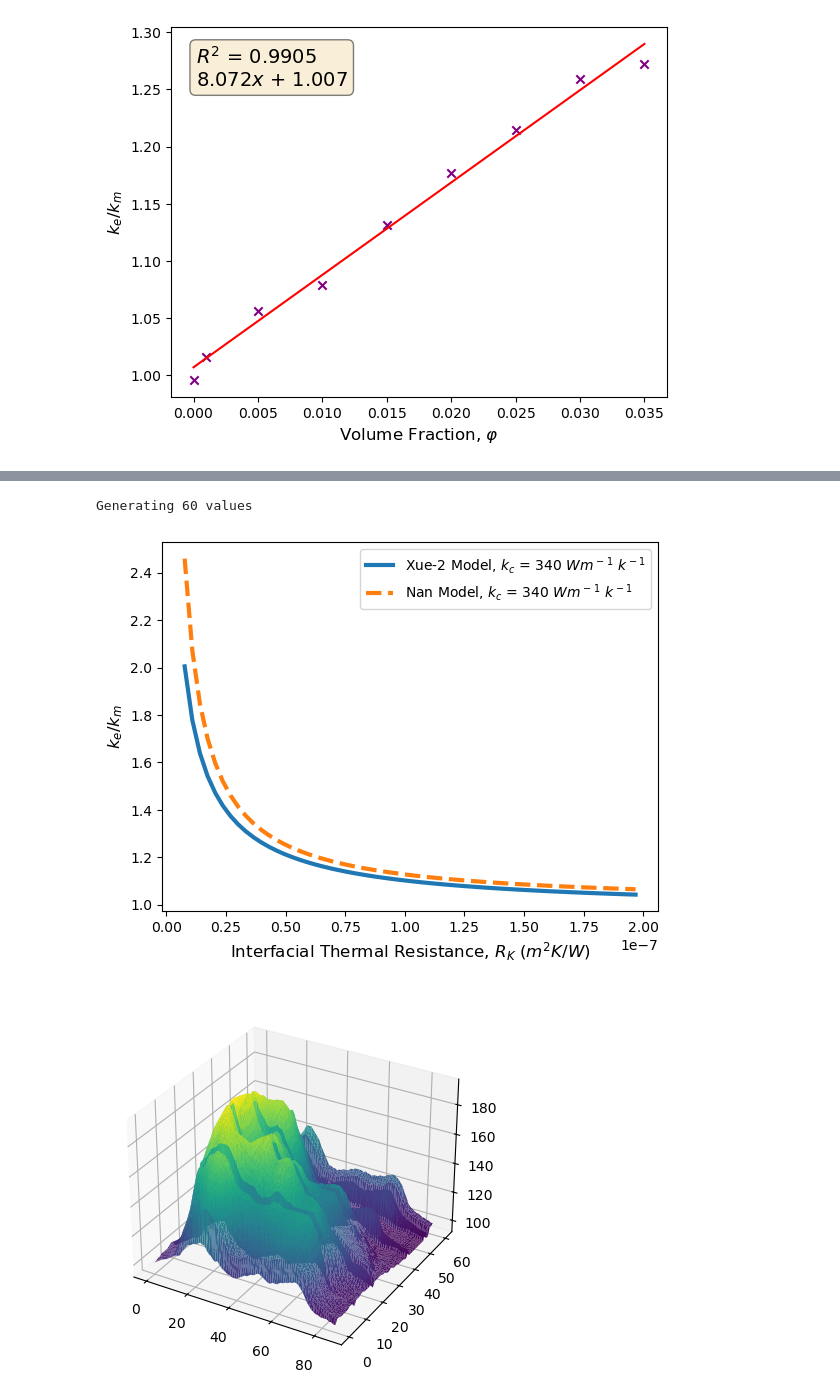
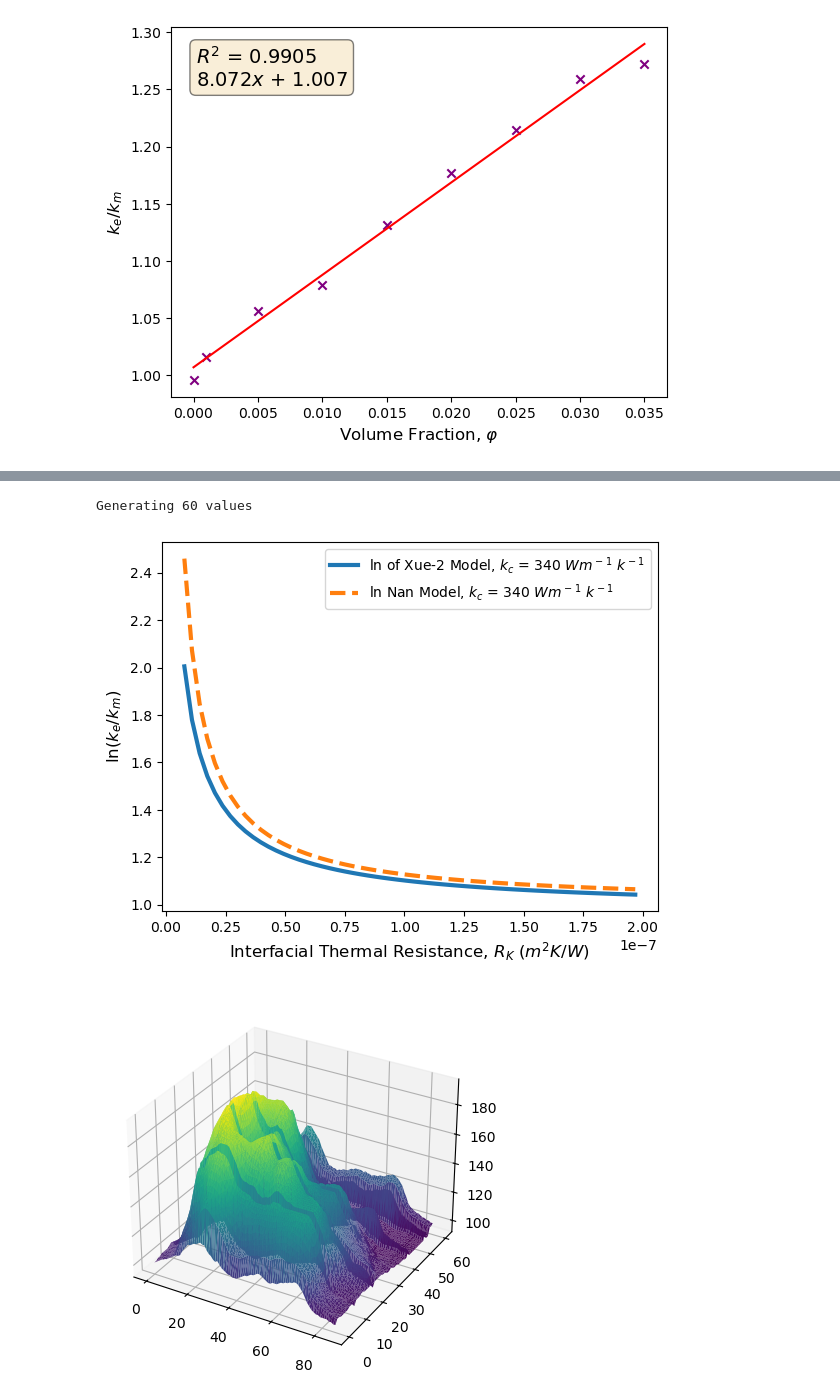
Before and after one commit to danesheppard/CNTCompositeModelling, a Jupyter notebook: NanocompositeModellingJournal.ipynb, the cells around one changed output, grey strips where cells are left out. Saved outputs shown, nothing was run; the diff lists cells and outputs as text; code cells hidden in the pictures.

```diff
--- a/NanocompositeModellingJournal.ipynb
+++ b/NanocompositeModellingJournal.ipynb
@@ -108,7 +109,7 @@ def bruteSquad(
             maxIter = The maximum number of iterations
             increment = The increment size for precise iteration
             roughingVal = The increment size for rough iteration
-            direction = The initial iteration direction. Should be 1 or -1.
+            direction = The initial iteration direction. Should be 1 or -1. If the solution does not converge, try switching this.
             verbose = Boolean. Turns debug messages on or off
 
     '''
@@ -121,11 +122,14 @@ def bruteSquad(
         if verbose:
             print(msg)
 
-    if abs(direction) - 1 != 0:
+    if abs(direction) != 1:
         print('Incorrect value for argument "direction". Value must be either 1 or -1.')
         print('Using default value of 1')
         direction = 1
-    testKe = km # Start iteration at the current km value
+
+    # Start iteration at the current km value
+    # The default direction of 1 assumes a conductivity improvement.
+    testKe = km
 
     # To solve for ke, we will brute force a solution.
     # The goal is to get 'result' to zero by incrementing the testKe.
@@ -169,7 +173,7 @@ def bruteSquad(
             else:
                 testKe *= 1 + increment * direction
         if i == maxIter:
-            print(f'Max iterations reached at {iterations} iterations.')
+            print(f'Max iterations reached at {i} iterations.')
 
     debugPrint(f'Final equality result: {bestResult} after {counter} iterations')
     debugPrint(f'ke value: {testKe}')
@@ -188,7 +192,8 @@ def calculateKeSolver(
     maxIter = 500
 ):
     ''' Calculates the Ke, given the rest of the parameters.
-    Depends on the kcl() and kct() functions defined below
+    Depends on the kcl() and kct() functions defined below.
+    Uses the brute force solver bruteSquad() to extract the ke value for a given set of parameters.
 
     9(1 − f )(ke − km)/(2ke + km)
     + f(ke − kc33)/(ke + 0.14d/L(kc33 - ke))
@@ -229,5 +234,5 @@ def calculateKeSolver(
     )
     return result
 
-print(calculateKeSolver(verbose = False, maxIter = 400, kc = 5000))
+print(calculateKeSolver(verbose = True, maxIter = 400, kc = 5000))
 # %% [output]
@@ -589,4 +704,5 @@ findKcNanFig.savefig('./variousKcValuesNan.png')
 # %%
+import math
 # Now we will plot variation of RK, and include the Nan model on the graph for reference
 # Plot for RK using both the Xue and Nan models
 XueData = []
@@ -607,38 +723,43 @@ LForRK = 0.8e-6
 RKAxis = []
 
 for n in range(RKIterations):
     # Calculating evenly spaced logarithmic growth using x = a*b^n
     # to control density of the points
     # point = initialRK * RKDensity**n
     point = initialRK + RKIncrement*n
     RKAxis.append(point)
 counter = 0
 
 print(f'Generating {len(RKAxis)} values')
 for RKValue in RKAxis:
     XueSolver = calculateKeSolver(RK = RKValue, km = kmForRK, kc = experimentalKcXue, L = LForRK)
     NanResult = nankekm(km = kmForRK, RK = RKValue, kc = experimentalKcNan, L = LForRK)
 
+    # XueData.append(math.log(XueSolver))
+    # NanData.append(math.log(NanResult))
     XueData.append(XueSolver/kmForRK)
     NanData.append(NanResult)
     counter += 1
 
 # Using RKAxis as the x values for both models
-plt.plot(RKAxis, XueData, label = f'Xue-2 Model, $k_c$ = {experimentalKcNan} $W m^-$$^1$ $k^-$$^1$', linewidth = 3)
-plt.plot(RKAxis, NanData, label = f'Nan Model, $k_c$ = {experimentalKcNan} $W m^-$$^1$ $k^-$$^1$', ls ='--', linewidth = 3)
+# plt.xscale('log')
+# plt.yscale('log')
+plt.plot(RKAxis, XueData, label = f'ln of Xue-2 Model, $k_c$ = {experimentalKcNan} $W m^-$$^1$ $k^-$$^1$', linewidth = 3)
+plt.plot(RKAxis, NanData, label = f'ln Nan Model, $k_c$ = {experimentalKcNan} $W m^-$$^1$ $k^-$$^1$', ls ='--', linewidth = 3)
+# plt.plot(XueData, RKAxis, label = f'ln of Xue-2 Model, $k_c$ = {experimentalKcNan} $W m^-$$^1$ $k^-$$^1$', linewidth = 3)
+# plt.plot(NanData, RKAxis, label = f'ln Nan Model, $k_c$ = {experimentalKcNan} $W m^-$$^1$ $k^-$$^1$', ls ='--', linewidth = 3)
 
 plt.xlabel('Interfacial Thermal Resistance, $R_K$ $(m^2 K/W)$', fontsize = 12)
-plt.ylabel('$k_e/k_m$', fontsize = 12)
-# plt.xscale('log')
+plt.ylabel('ln($k_e/k_m$)', fontsize = 12)
 
 
 # plt.title('Thermal Conductivity Change $k_e/k_m$ vs $R_K$ for Nan and Xue-2 Models', fontsize = 12)
 plt.legend()
 plt.savefig('./conductivityvsRK.png')
 # plt.show()
 # %% [output]
 Generating 60 values
-[figure, old version]
+[figure, new version]
 # %%
 import pandas as pd
 # 3d Surface plot example from https://github.com/holtzy/The-Python-Graph-Gallery/blob/master/src/notebooks/371-surface-plot.ipynb
```
Also changed, not shown: parts of 5 cells of this notebook, 4 other files.
